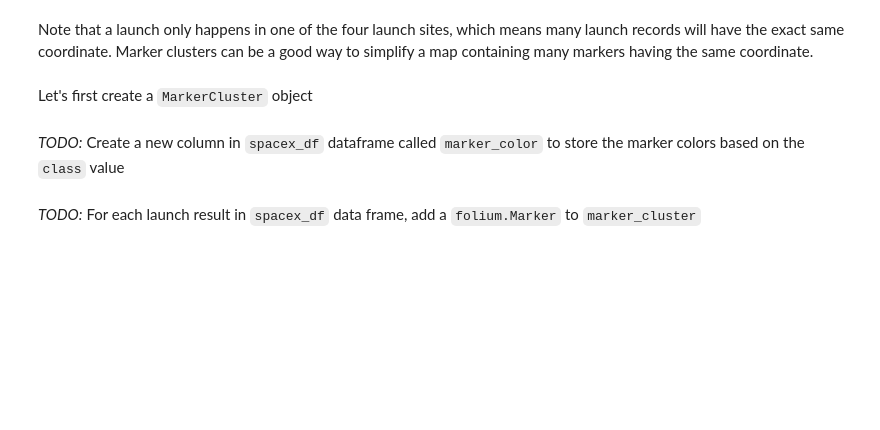
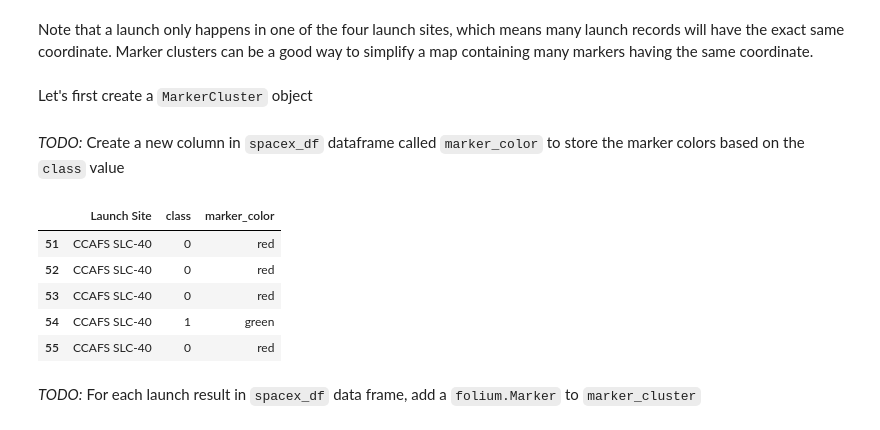
Before and after one commit to joshjosey/IBM_DataScience, a Jupyter notebook: Module_3/lab_jupyter_launch_site_location.ipynb, the cells around one changed output. Drawn from its saved outputs; the diff is of its cells as text; code cells hidden in the pictures; blank space fills up the shorter version.

```diff
--- a/Module_3/lab_jupyter_launch_site_location.ipynb
+++ b/Module_3/lab_jupyter_launch_site_location.ipynb
@@ -224,10 +234,28 @@ marker_cluster = MarkerCluster()
 # %% [markdown]
 *TODO:* Create a new column in `spacex_df` dataframe called `marker_color` to store the marker colors based on the `class` value
 # %%
-
 # Apply a function to check the value of `class` column
 # If class=1, marker_color value will be green
 # If class=0, marker_color value will be red
+# Function to assign color to launch outcome
+def assign_marker_color(launch_outcome):
+    if launch_outcome == 1:
+        return 'green'
+    else:
+        return 'red'
+
+# Apply the function to create a new column 'marker_color'
+spacex_df['marker_color'] = spacex_df['class'].apply(assign_marker_color)
+
+# Display the last few rows to verify
+spacex_df[['Launch Site', 'class', 'marker_color']].tail()
+# %% [output]
+|  | Launch Site | class | marker_color |
+| 51 | CCAFS SLC-40 | 0 | red |
+| 52 | CCAFS SLC-40 | 0 | red |
+| 53 | CCAFS SLC-40 | 0 | red |
+| 54 | CCAFS SLC-40 | 1 | green |
+| 55 | CCAFS SLC-40 | 0 | red |
 # %% [markdown]
 *TODO:* For each launch result in `spacex_df` data frame, add a `folium.Marker` to `marker_cluster`
 # %%
```
Also changed, not shown: parts of 7 cells of this notebook.
